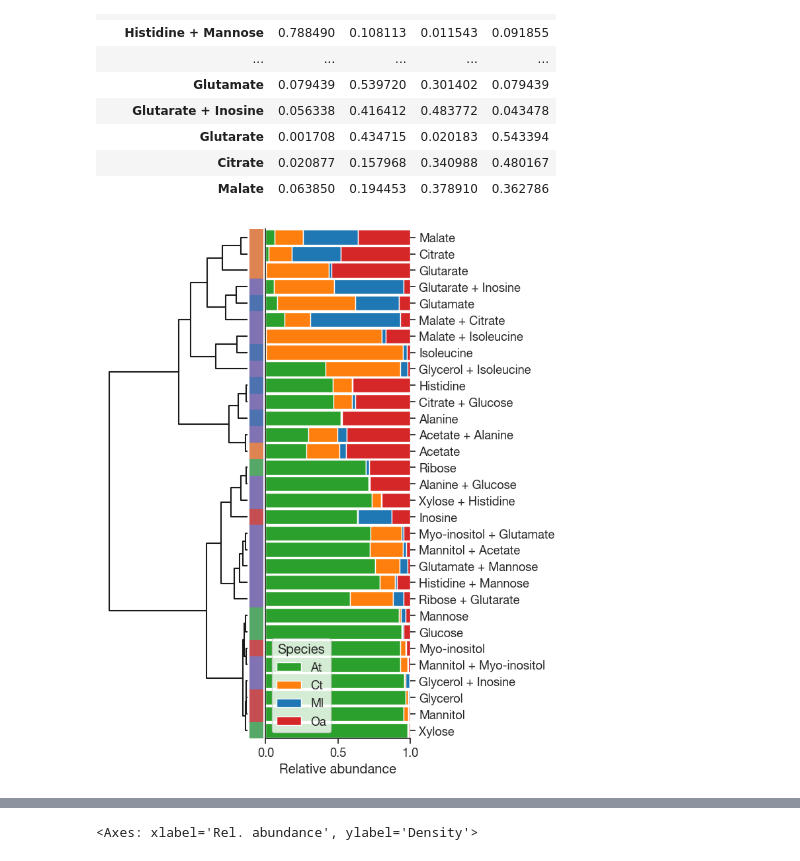
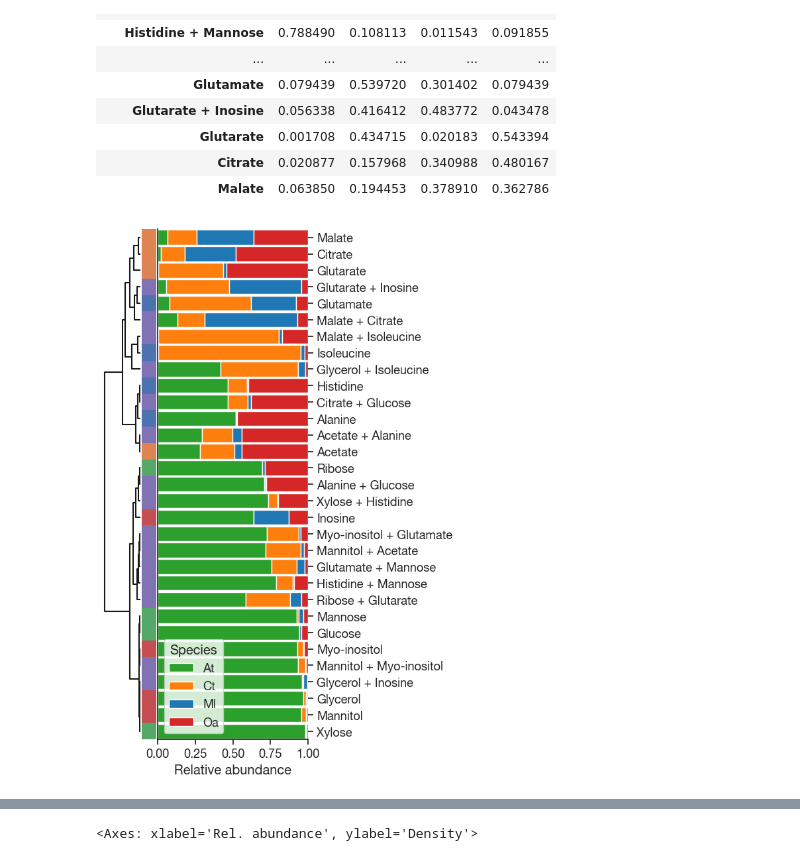
Before and after one commit to sulheim/coexistence, a Jupyter notebook: notebooks/2_assembly_1/2B_analyse_assembly_2.ipynb, the cells around one changed output, grey strips where cells are left out. Drawn from its saved outputs; the diff is of its cells as text; code cells hidden in the pictures.

```diff
--- a/notebooks/2_assembly_1/2B_analyse_assembly_2.ipynb
+++ b/notebooks/2_assembly_1/2B_analyse_assembly_2.ipynb
@@ -437,7 +425,7 @@ g = sns.JointGrid(
     # cmap='viridis'  # Choose a colormap
 )
 g.plot_joint(sns.histplot, discrete=(True, True), bins = 4, color = 'gray')
-g.plot_marginals(sns.kdeplot, palette=palette, fill=True, hue='Species', hue_order=species_list,data=df_mean78.loc[idx], common_grid=True, common_norm=False)
+g.plot_marginals(sns.kdeplot, palette=palette, fill=True, hue='Species', hue_order=species_list,data=df_mean78.loc[idx], common_grid=True, common_norm=False, lw = 2, alpha = 0.5)
 
     # Add a regression line to the main axes
 # sns.regplot(
@@ -455,7 +443,7 @@ g.ax_joint.set_yticks([1, 2, 3, 4])  # Force y-axis ticks to be 1, 2, 3, 4
 
 # Customize the plot
 g.ax_joint.set_xlabel('Abundance Rank')
-g.ax_joint.set_ylabel('Growth rate rank (rate+yield+lag)')
+g.ax_joint.set_ylabel('Effective growth rate rank')
 
     # g.ax_joint.set_title(f'Jointplot: {species}')
     # Annotate each square with the count
@@ -1402,8 +1464,8 @@ class_palette = {'Amino acid': 'C0', 'Organic acid': 'C1', 'Sugar': 'C2', 'Other
 row_colors = cs_classes.map(class_palette)
 
 # Create figure with custom gridspec - add space for color bar
-fig = plt.figure(figsize=(6, 10))
-gs = gridspec.GridSpec(1, 3, width_ratios=[2, 0.2, 2], wspace=0.02)
+fig = plt.figure(figsize=(4, 10))
+gs = gridspec.GridSpec(1, 3, width_ratios=[0.5, 0.2, 2], wspace=0.02)
 
 # Plot dendrogram
 ax1 = plt.subplot(gs[0])
@@ -1419,31 +1481,31 @@ ax1.xaxis.set_label_position('top')
 
 # Add color bar for categories
 ax_colors = plt.subplot(gs[1])
 n_samples = len(df_rel_abu_clustered)
 for i, cs in enumerate(df_rel_abu_clustered.index):
     cs_class = cs_to_class.get(cs, 'Mix')
     color = class_palette[cs_class]
     ax_colors.barh(i, 1, color=color, height=1, edgecolor='none')
 ax_colors.set_ylim(-0.5, n_samples - 0.5)
 ax_colors.set_xlim(0, 1)
 ax_colors.axis('off')
 
 
 # Create stacked bar plot
 ax2 = plt.subplot(gs[2])
 df_rel_abu_clustered[species_list].plot(kind='barh', stacked=True, ax=ax2, color=palette, width=0.9)
 ax2.set_ylabel('')
 ax2.set_xlabel('Relative abundance')
 ax2.yaxis.tick_right()
 ax2.yaxis.set_label_position('right')
 ax2.set_xlim(0,1)
 
 # Align dendrogram with bars
 ax1.set_ylim(0, n_samples * 10)
 ax2.set_ylim(-0.5, n_samples - 0.5)
 
 sns.despine(ax=ax2)
 plt.savefig(figure_folder / 'relative_abundance_with_dendrogram.pdf', bbox_inches='tight')
 plt.show()
 # %% [output]
-[figure, old version]
+[figure, new version]
```
Also changed, not shown: parts of 13 cells of this notebook, 6 other files.
